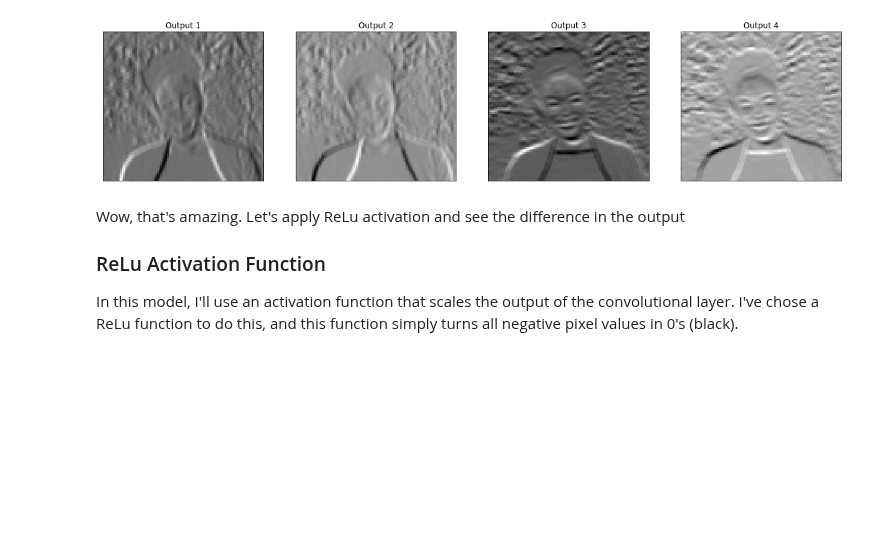
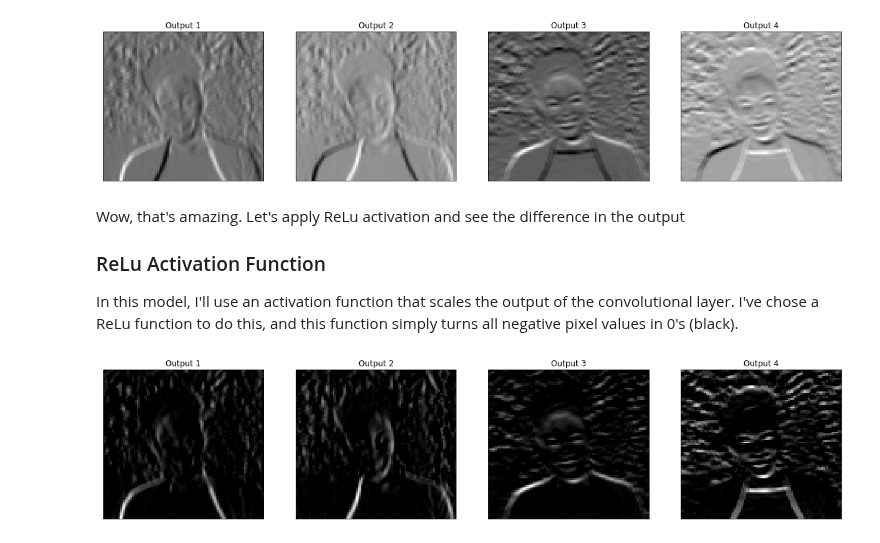
Before and after one commit to Joycechidi/Deep-Learning-Portfolio, a Jupyter notebook: CNN/conv_layer_viz.ipynb, the cells around one changed output. Cells and saved outputs as stored; diff of their text form; code cells hidden in the pictures; blank space fills up the shorter version.

Commit message:
Visualize the filtered images after application of ReLu activation

```diff
--- a/CNN/conv_layer_viz.ipynb
+++ b/CNN/conv_layer_viz.ipynb
@@ -186,3 +186,9 @@ Wow, that's amazing. Let's apply ReLu activation and see the difference in the o
 
 In this model, I'll use an activation function that scales the output of the convolutional layer.
 I've chose a ReLu function to do this, and this function simply turns all negative pixel values in 0's (black).
+# %%
+#after a ReLu is applied
+#visualize the output of an activated convolutional layer
+viz_layer(activated_layer)
+# %% [output]
+[figure, added]
```
